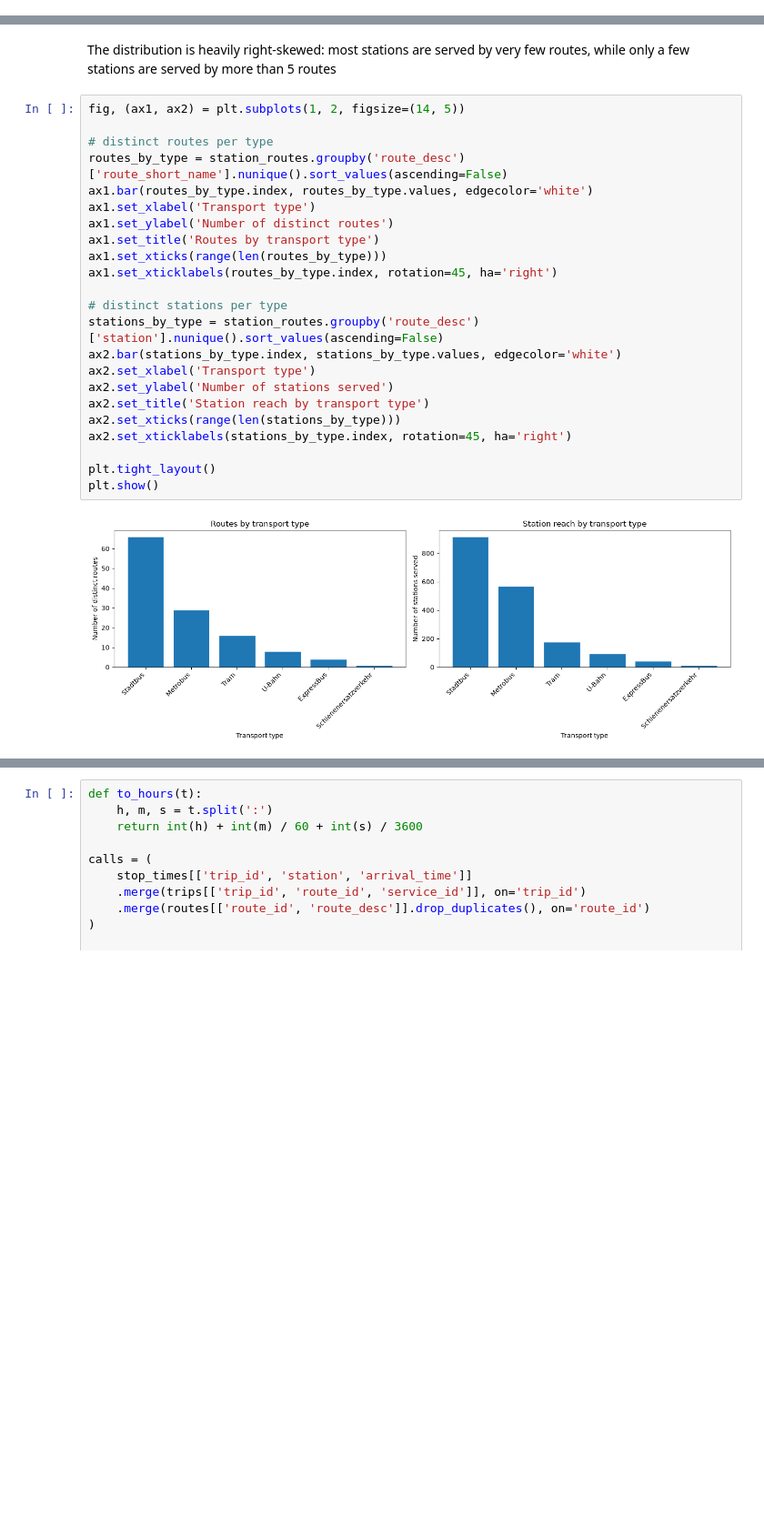
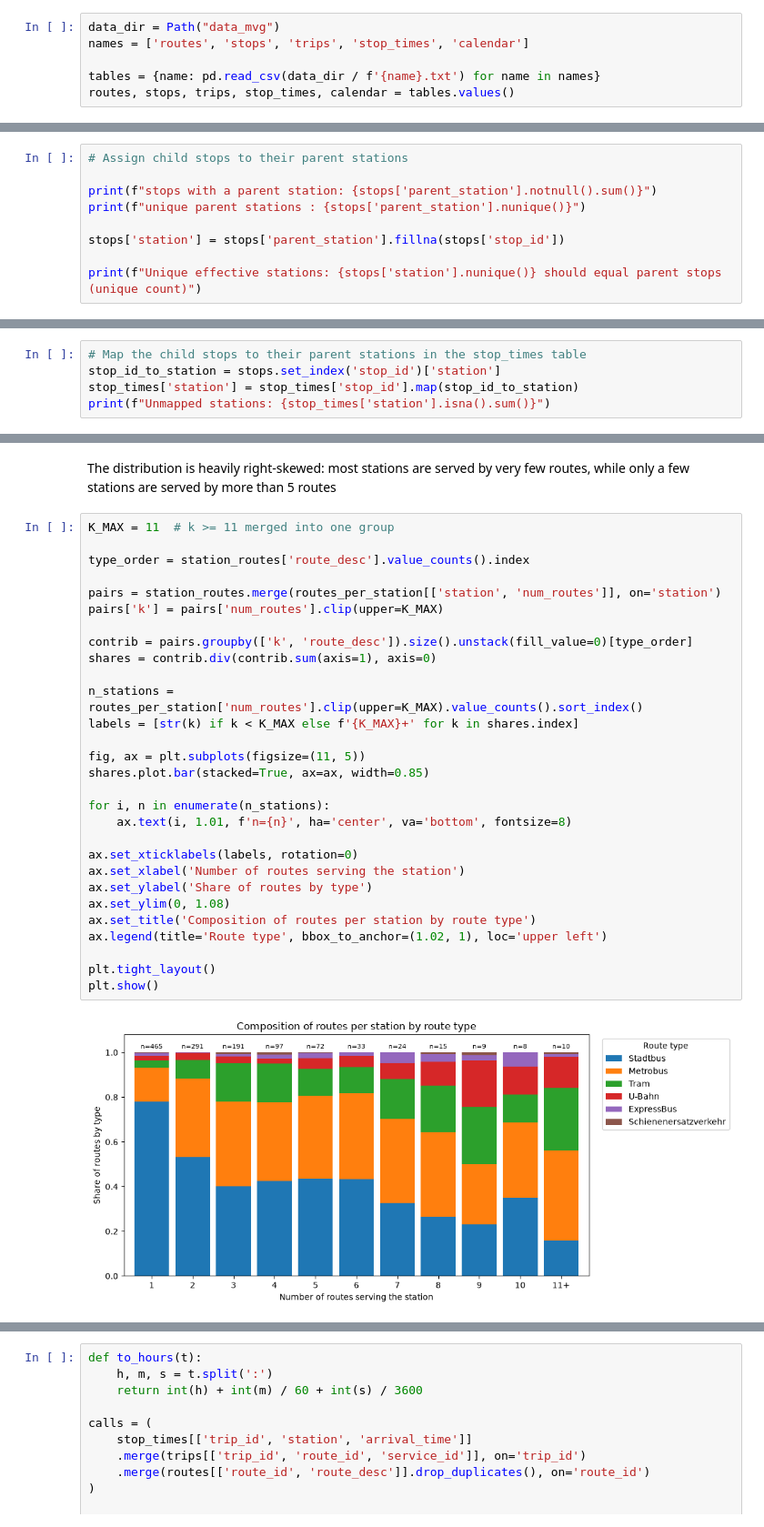
Before and after one commit to dimitrisavellas/Vizualization_Project-, a Jupyter notebook: problem_1_solution.ipynb, the cells around one changed output, grey strips where cells are left out. Shown at 91% size. Saved outputs shown, nothing was run; the diff lists cells and outputs as text; blank space fills up the shorter version.

Commit message:
finished problem 1, preprocessing steps integrated into this one notebook

```diff
--- a/problem_1_solution.ipynb
+++ b/problem_1_solution.ipynb
@@ -3,0 +15,6 @@
+# %%
+data_dir = Path("data_mvg")
+names = ['routes', 'stops', 'trips', 'stop_times', 'calendar']
+
+tables = {name: pd.read_csv(data_dir / f'{name}.txt') for name in names}
+routes, stops, trips, stop_times, calendar = tables.values()
@@ -3,0 +49,9 @@
+# %%
+# Assign child stops to their parent stations
+
+print(f"stops with a parent station: {stops['parent_station'].notnull().sum()}")
+print(f"unique parent stations : {stops['parent_station'].nunique()}")
+
+stops['station'] = stops['parent_station'].fillna(stops['stop_id'])
+
+print(f"Unique effective stations: {stops['station'].nunique()} should equal parent stops (unique count)")
@@ -3,0 +103,5 @@
+# %%
+# Map the child stops to their parent stations in the stop_times table
+stop_id_to_station = stops.set_index('stop_id')['station']
+stop_times['station'] = stop_times['stop_id'].map(stop_id_to_station)
+print(f"Unmapped stations: {stop_times['station'].isna().sum()}")
@@ -75,27 +307,33 @@ plt.show()
 # %% [markdown]
 The distribution is heavily right-skewed: most stations are served by very few routes, while only a few stations are served by more than 5 routes
 # %%
-fig, (ax1, ax2) = plt.subplots(1, 2, figsize=(14, 5))
+K_MAX = 11  # k >= 11 merged into one group
 
-# distinct routes per type
-routes_by_type = station_routes.groupby('route_desc')['route_short_name'].nunique().sort_values(ascending=False)
-ax1.bar(routes_by_type.index, routes_by_type.values, edgecolor='white')
-ax1.set_xlabel('Transport type')
-ax1.set_ylabel('Number of distinct routes')
-ax1.set_title('Routes by transport type')
-ax1.set_xticks(range(len(routes_by_type)))
-ax1.set_xticklabels(routes_by_type.index, rotation=45, ha='right')
+type_order = station_routes['route_desc'].value_counts().index
 
-# distinct stations per type
-stations_by_type = station_routes.groupby('route_desc')['station'].nunique().sort_values(ascending=False)
-ax2.bar(stations_by_type.index, stations_by_type.values, edgecolor='white')
-ax2.set_xlabel('Transport type')
-ax2.set_ylabel('Number of stations served')
-ax2.set_title('Station reach by transport type')
-ax2.set_xticks(range(len(stations_by_type)))
-ax2.set_xticklabels(stations_by_type.index, rotation=45, ha='right')
+pairs = station_routes.merge(routes_per_station[['station', 'num_routes']], on='station')
+pairs['k'] = pairs['num_routes'].clip(upper=K_MAX)
+
+contrib = pairs.groupby(['k', 'route_desc']).size().unstack(fill_value=0)[type_order]
+shares = contrib.div(contrib.sum(axis=1), axis=0)
+
+n_stations = routes_per_station['num_routes'].clip(upper=K_MAX).value_counts().sort_index()
+labels = [str(k) if k < K_MAX else f'{K_MAX}+' for k in shares.index]
+
+fig, ax = plt.subplots(figsize=(11, 5))
+shares.plot.bar(stacked=True, ax=ax, width=0.85)
+
+for i, n in enumerate(n_stations):
+    ax.text(i, 1.01, f'n={n}', ha='center', va='bottom', fontsize=8)
+
+ax.set_xticklabels(labels, rotation=0)
+ax.set_xlabel('Number of routes serving the station')
+ax.set_ylabel('Share of routes by type')
+ax.set_ylim(0, 1.08)
+ax.set_title('Composition of routes per station by route type')
+ax.legend(title='Route type', bbox_to_anchor=(1.02, 1), loc='upper left')
 
 plt.tight_layout()
 plt.show()
 # %% [output]
-[figure, old version]
+[figure, new version]
```
Also changed, not shown: parts of 53 cells of this notebook, 1 other file.
